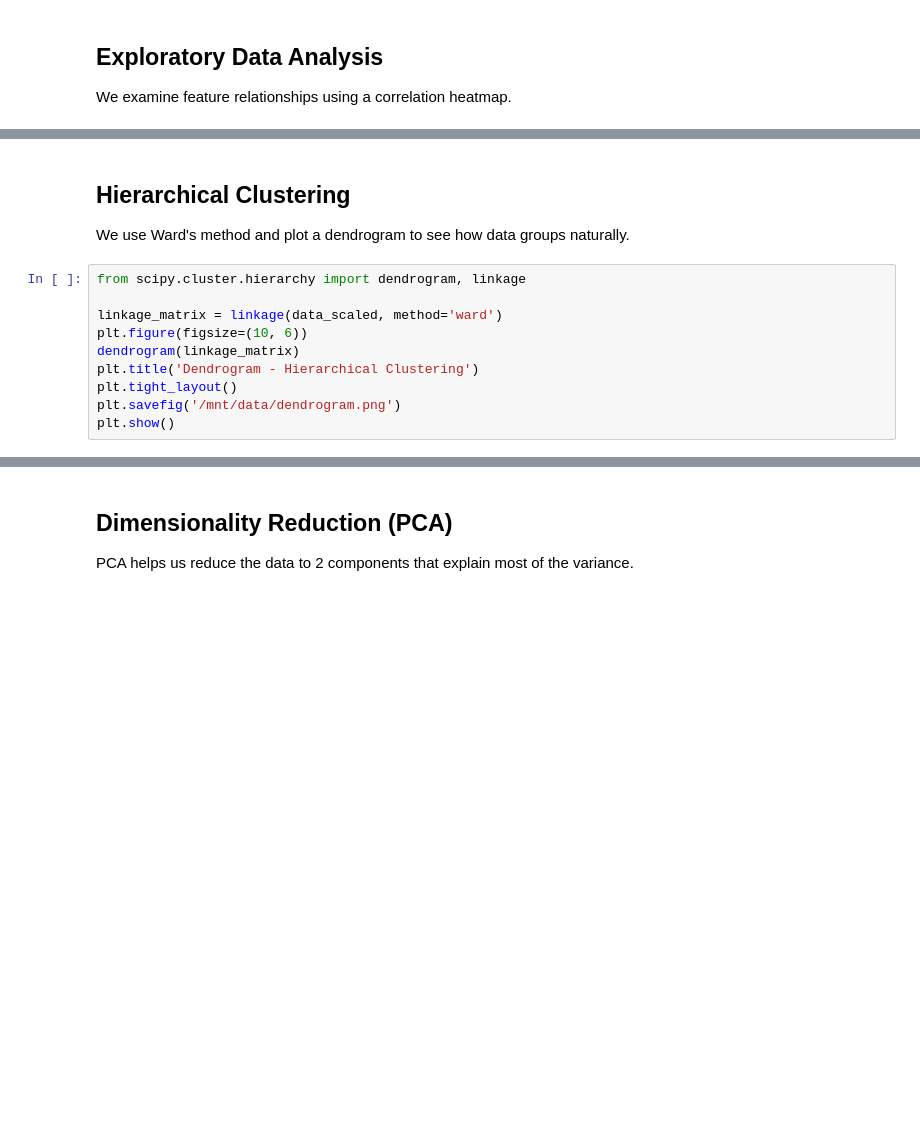
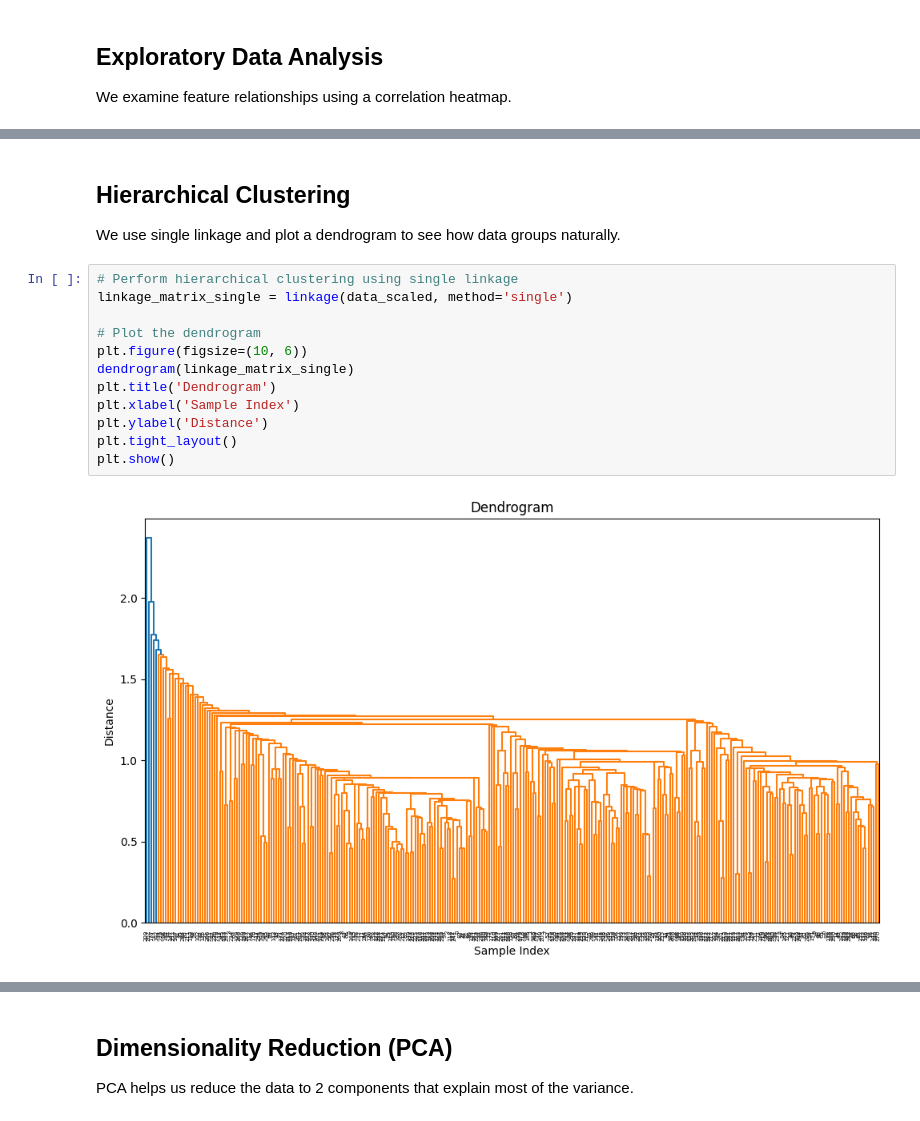
Before and after one commit to ACastel21/MGT-665-LAB3, a Jupyter notebook: MGT 665 Castel Andrey Lab 3 CODE.ipynb, the cells around one changed output, grey strips where cells are left out. Cells and saved outputs as stored; diff of their text form; blank space fills up the shorter version.

```diff
--- a/MGT 665 Castel Andrey Lab 3 CODE.ipynb
+++ b/MGT 665 Castel Andrey Lab 3 CODE.ipynb
@@ -42,13 +65,17 @@ plt.show()
 # %% [markdown]
 ## Hierarchical Clustering
-We use Ward's method and plot a dendrogram to see how data groups naturally.
+We use single linkage and plot a dendrogram to see how data groups naturally.
 # %%
-from scipy.cluster.hierarchy import dendrogram, linkage
+# Perform hierarchical clustering using single linkage
+linkage_matrix_single = linkage(data_scaled, method='single')
 
-linkage_matrix = linkage(data_scaled, method='ward')
+# Plot the dendrogram
 plt.figure(figsize=(10, 6))
-dendrogram(linkage_matrix)
-plt.title('Dendrogram - Hierarchical Clustering')
+dendrogram(linkage_matrix_single)
+plt.title('Dendrogram')
+plt.xlabel('Sample Index')
+plt.ylabel('Distance')
 plt.tight_layout()
-plt.savefig('/mnt/data/dendrogram.png')
 plt.show()
+# %% [output]
+[figure, added]
```
Also changed, not shown: parts of 14 cells of this notebook, 1 other file.
